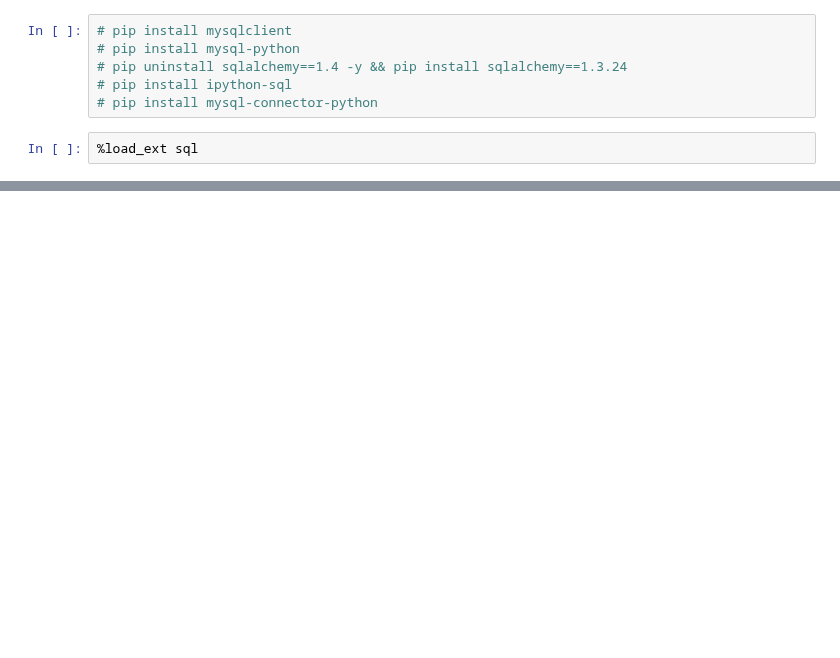
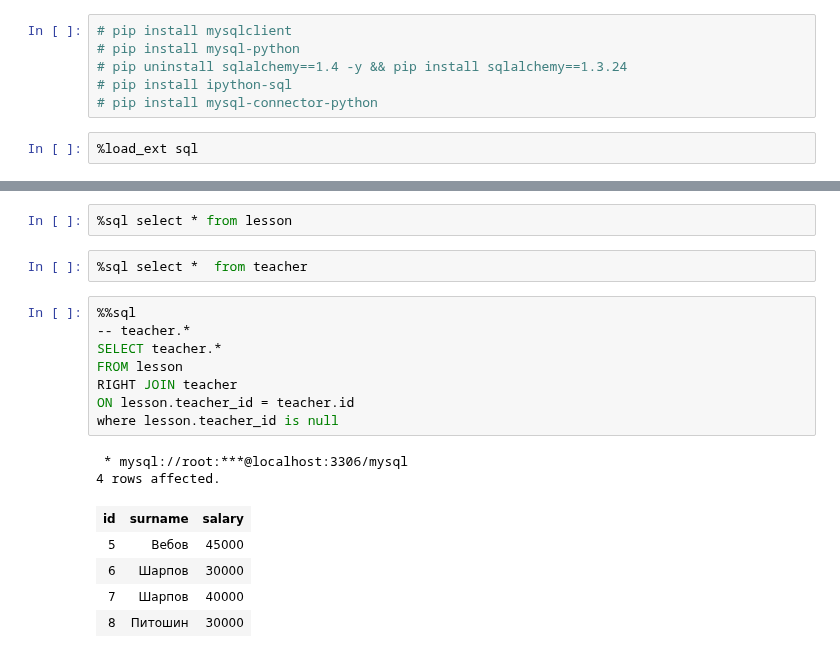
Before and after one commit to MrsMystique/python-repo, a Jupyter notebook: sqlmagic/mySQL CONNECT.ipynb, the cells around one changed output, grey strips where cells are left out. Saved outputs shown, nothing was run; the diff lists cells and outputs as text; blank space fills up the shorter version.

```diff
--- a/sqlmagic/mySQL CONNECT.ipynb
+++ b/sqlmagic/mySQL CONNECT.ipynb
@@ -32 +514,21 @@
+# %%
+%sql select * from lesson
+# %%
+%sql select *  from teacher
+# %%
+%%sql
+-- teacher.*
+SELECT teacher.*
+FROM lesson
+RIGHT JOIN teacher
+ON lesson.teacher_id = teacher.id
+where lesson.teacher_id is null
+# %% [output]
+ * mysql://root:***@localhost:3306/mysql
+4 rows affected.
+| id | surname | salary |
+| 5 | Вебов | 45000 |
+| 6 | Шарпов | 30000 |
+| 7 | Шарпов | 40000 |
+| 8 | Питошин | 30000 |
 # %%
```
Also changed, not shown: parts of 26 cells of this notebook, 21 other files.
